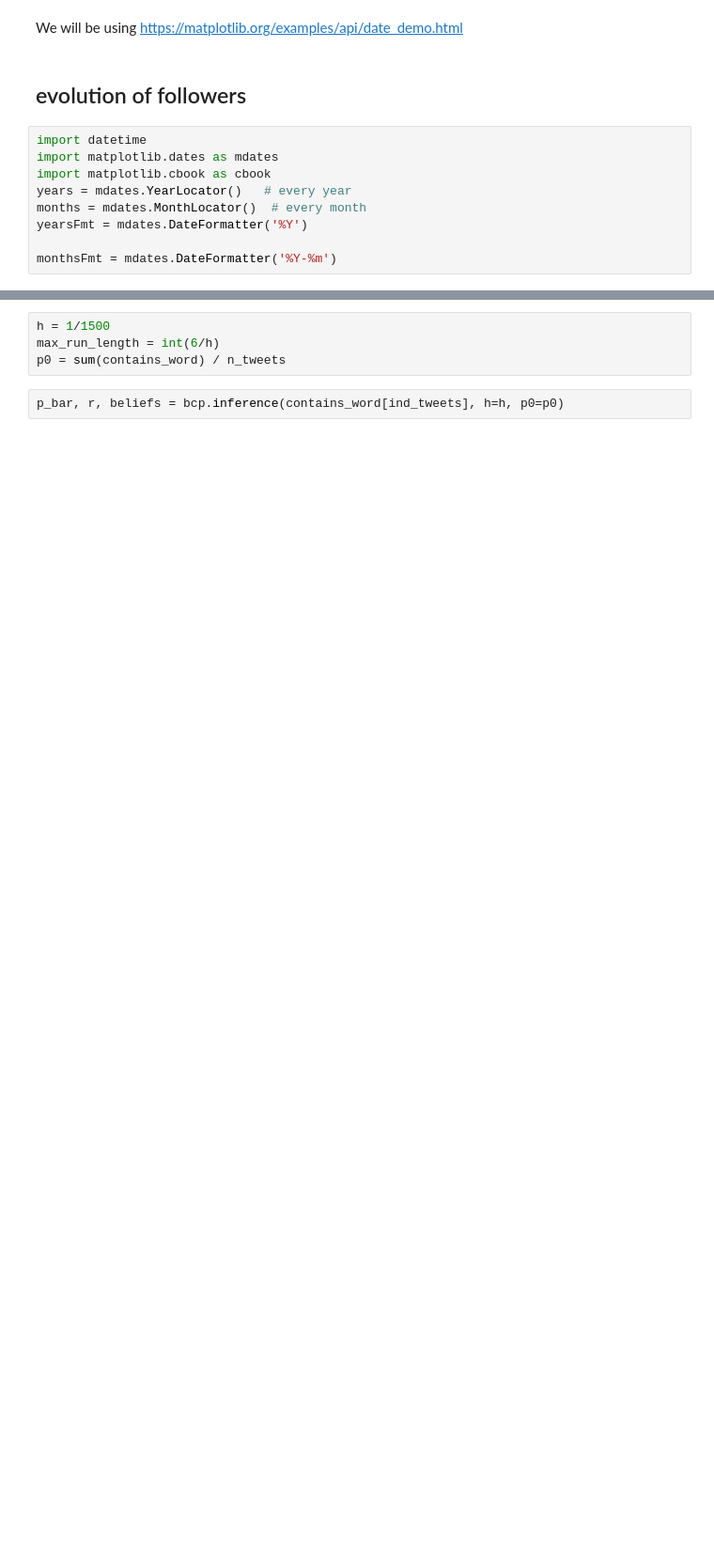
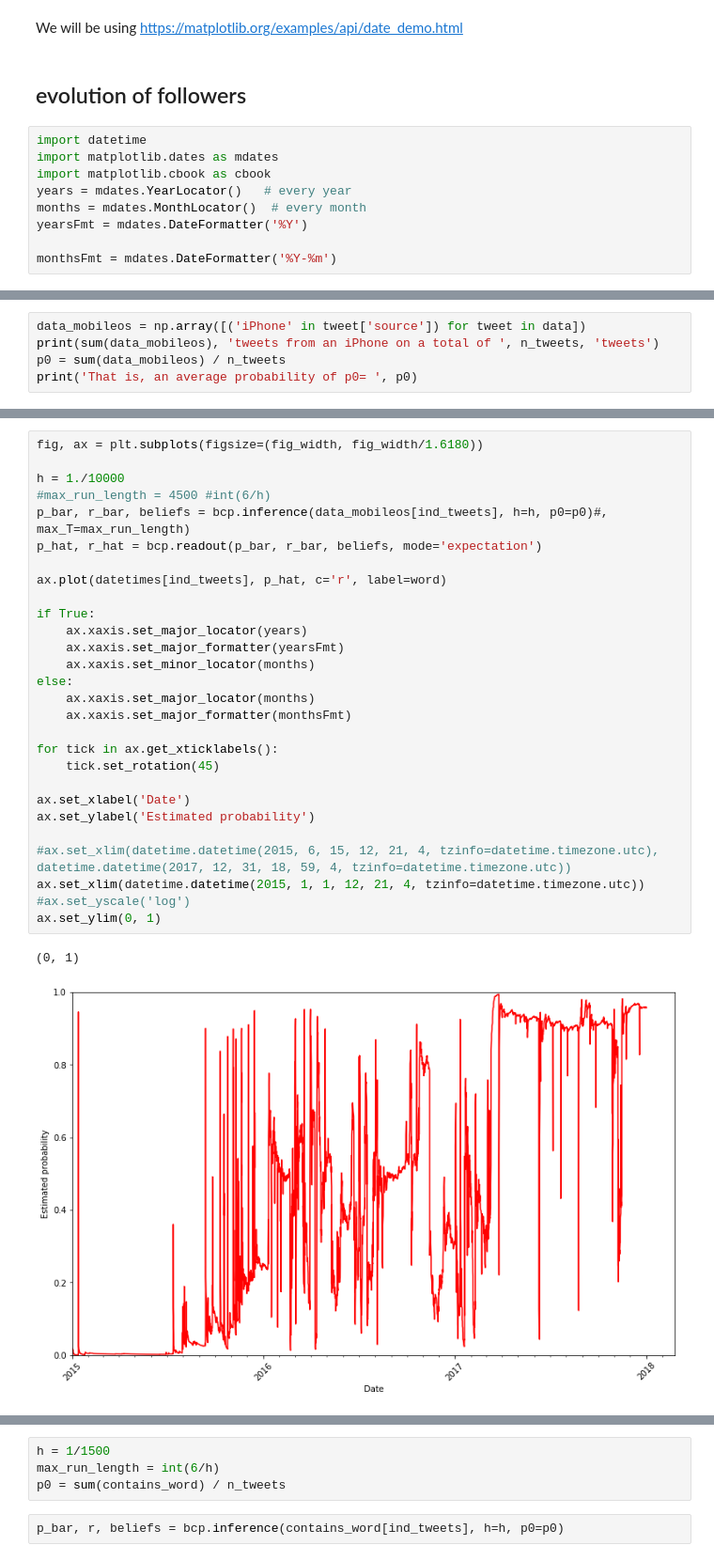
Before and after one commit to laurentperrinet/bayesianchangepoint, a Jupyter notebook: notebooks/test_experimental_data-tweets.ipynb, the cells around one changed output, grey strips where cells are left out. Shown at 94% size. Drawn from its saved outputs; the diff is of its cells as text; blank space fills up the shorter version.

```diff
--- a/notebooks/test_experimental_data-tweets.ipynb
+++ b/notebooks/test_experimental_data-tweets.ipynb
@@ -226,0 +212,5 @@ data_texts[i]
+# %%
+data_mobileos = np.array([('iPhone' in tweet['source']) for tweet in data])
+print(sum(data_mobileos), 'tweets from an iPhone on a total of ', n_tweets, 'tweets')
+p0 = sum(data_mobileos) / n_tweets
+print('That is, an average probability of p0= ', p0)
@@ -226,0 +233,31 @@ data_texts[i]
+# %%
+fig, ax = plt.subplots(figsize=(fig_width, fig_width/1.6180))
+
+h = 1./10000
+#max_run_length = 4500 #int(6/h)
+p_bar, r_bar, beliefs = bcp.inference(data_mobileos[ind_tweets], h=h, p0=p0)#, max_T=max_run_length)
+p_hat, r_hat = bcp.readout(p_bar, r_bar, beliefs, mode='expectation')
+
+ax.plot(datetimes[ind_tweets], p_hat, c='r', label=word)
+
+if True:
+    ax.xaxis.set_major_locator(years)
+    ax.xaxis.set_major_formatter(yearsFmt)
+    ax.xaxis.set_minor_locator(months)
+else:
+    ax.xaxis.set_major_locator(months)
+    ax.xaxis.set_major_formatter(monthsFmt)
+
+for tick in ax.get_xticklabels():
+    tick.set_rotation(45)
+
+ax.set_xlabel('Date')
+ax.set_ylabel('Estimated probability')
+
+#ax.set_xlim(datetime.datetime(2015, 6, 15, 12, 21, 4, tzinfo=datetime.timezone.utc), datetime.datetime(2017, 12, 31, 18, 59, 4, tzinfo=datetime.timezone.utc))
+ax.set_xlim(datetime.datetime(2015, 1, 1, 12, 21, 4, tzinfo=datetime.timezone.utc))
+#ax.set_yscale('log')
+ax.set_ylim(0, 1)
+# %% [output]
+(0, 1)
+[figure, added]
```
Also changed, not shown: parts of 29 cells of this notebook, 3 other files.
